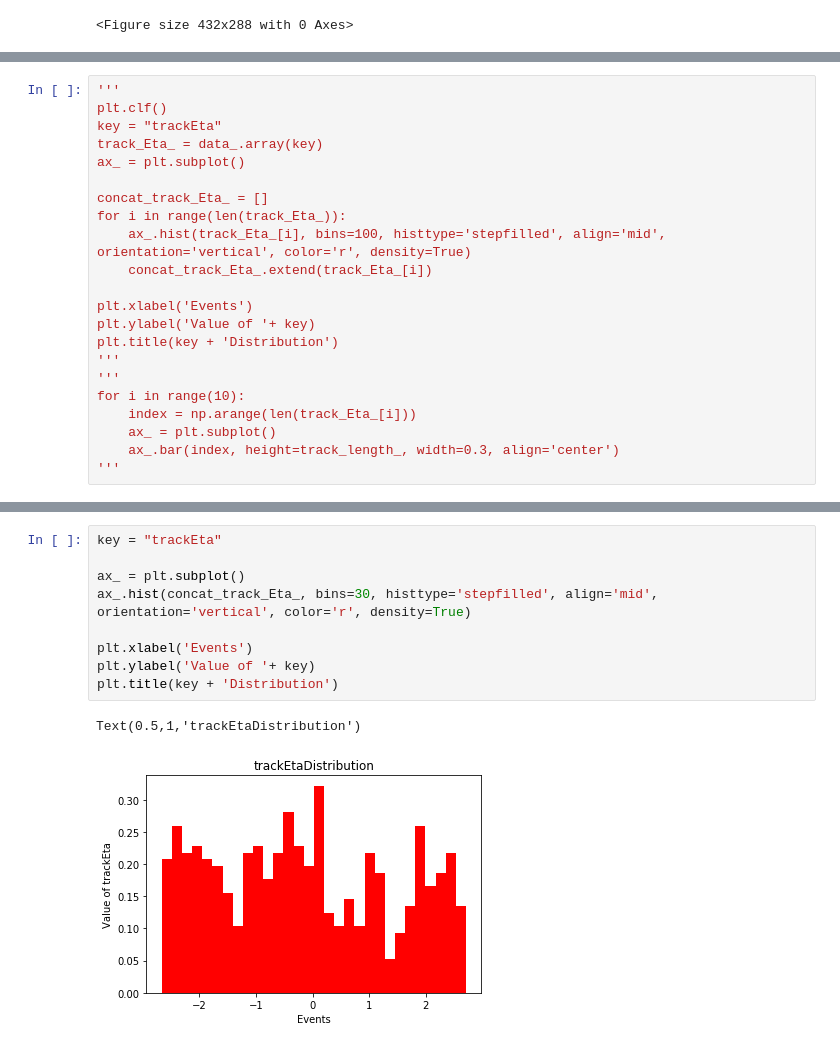
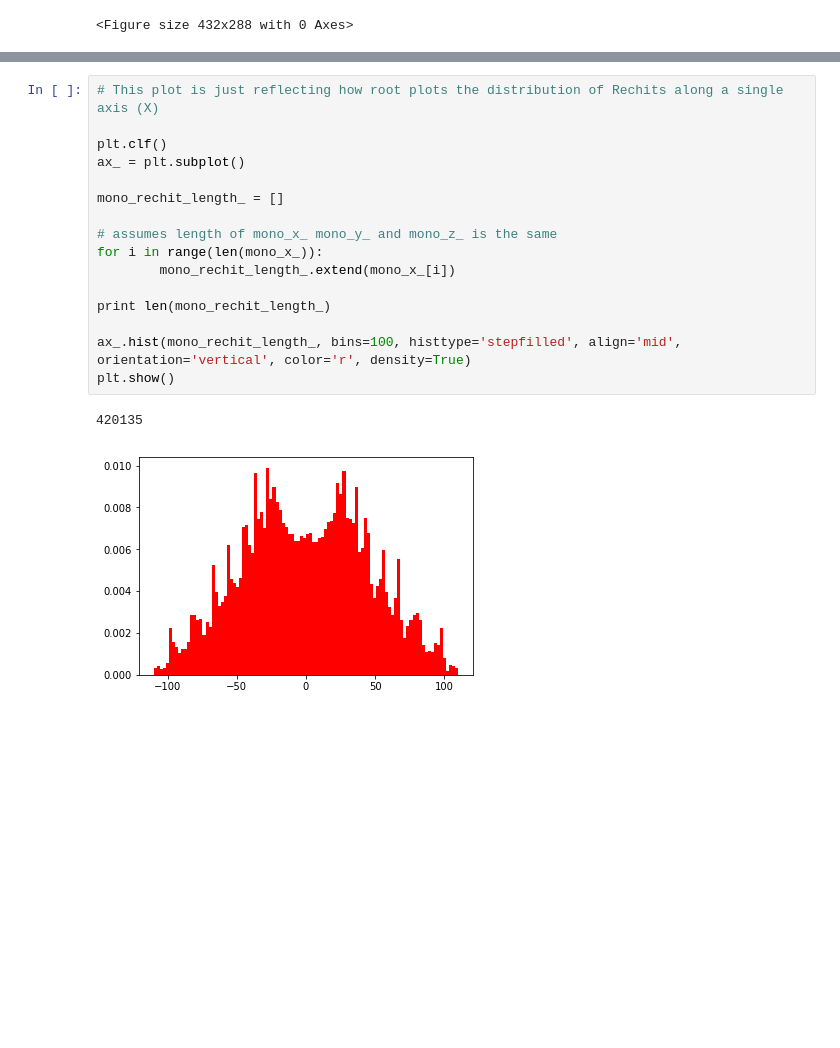
Before and after one commit to SwapneelM/TrackingNtuples, a Jupyter notebook: TrackingNtuples/scripts/DataVisualizer - Final.ipynb, the cells around one changed output, grey strips where cells are left out. Saved outputs shown, nothing was run; the diff lists cells and outputs as text; blank space fills up the shorter version.

```diff
--- a/TrackingNtuples/scripts/DataVisualizer - Final.ipynb
+++ b/TrackingNtuples/scripts/DataVisualizer - Final.ipynb
@@ -85,22 +83,0 @@ plt.grid(True)
-# %%
-'''
-plt.clf()
-key = "trackEta"
-track_Eta_ = data_.array(key)
-ax_ = plt.subplot()
-
-concat_track_Eta_ = []
-for i in range(len(track_Eta_)):
-    ax_.hist(track_Eta_[i], bins=100, histtype='stepfilled', align='mid', orientation='vertical', color='r', density=True)
-    concat_track_Eta_.extend(track_Eta_[i])
-
-plt.xlabel('Events')
-plt.ylabel('Value of '+ key)
-plt.title(key + 'Distribution')
-'''
-'''
-for i in range(10):
-    index = np.arange(len(track_Eta_[i]))
-    ax_ = plt.subplot()
-    ax_.bar(index, height=track_length_, width=0.3, align='center')
-'''
@@ -110,13 +84,20 @@ for i in range(10):
-# %%
-key = "trackEta"
-
-ax_ = plt.subplot()
-ax_.hist(concat_track_Eta_, bins=30, histtype='stepfilled', align='mid', orientation='vertical', color='r', density=True)
-
-plt.xlabel('Events')
-plt.ylabel('Value of '+ key)
-plt.title(key + 'Distribution')
-# %% [output]
-Text(0.5,1,'trackEtaDistribution')
-[figure, removed]
+# %%
+# This plot is just reflecting how root plots the distribution of Rechits along a single axis (X)
+
+plt.clf()
+ax_ = plt.subplot()
+
+mono_rechit_length_ = []
+
+# assumes length of mono_x_ mono_y_ and mono_z_ is the same
+for i in range(len(mono_x_)):
+        mono_rechit_length_.extend(mono_x_[i])
+
+print len(mono_rechit_length_)
+
+ax_.hist(mono_rechit_length_, bins=100, histtype='stepfilled', align='mid', orientation='vertical', color='r', density=True)
+plt.show()
+# %% [output]
+420135
+[figure, added]
 # %%
```
Also changed, not shown: parts of 11 cells of this notebook, 12 other files.
